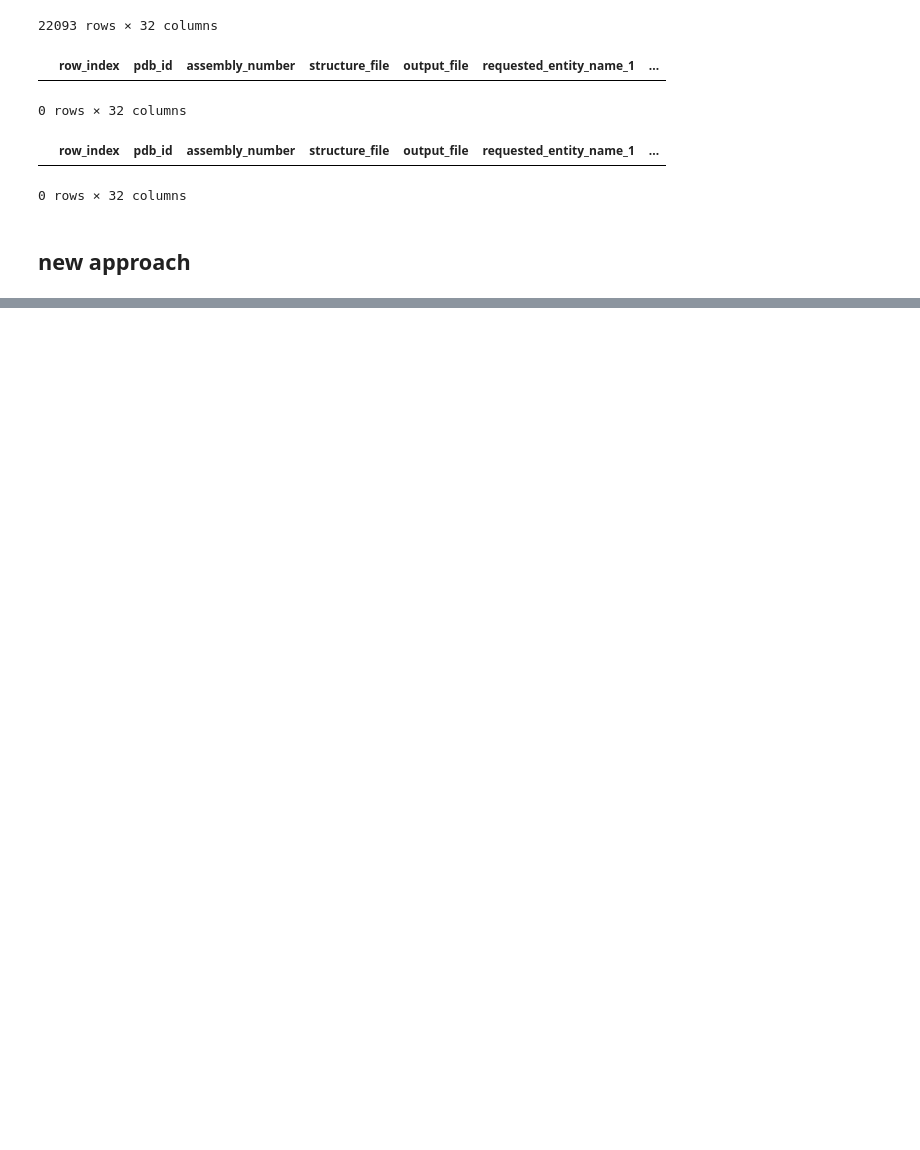
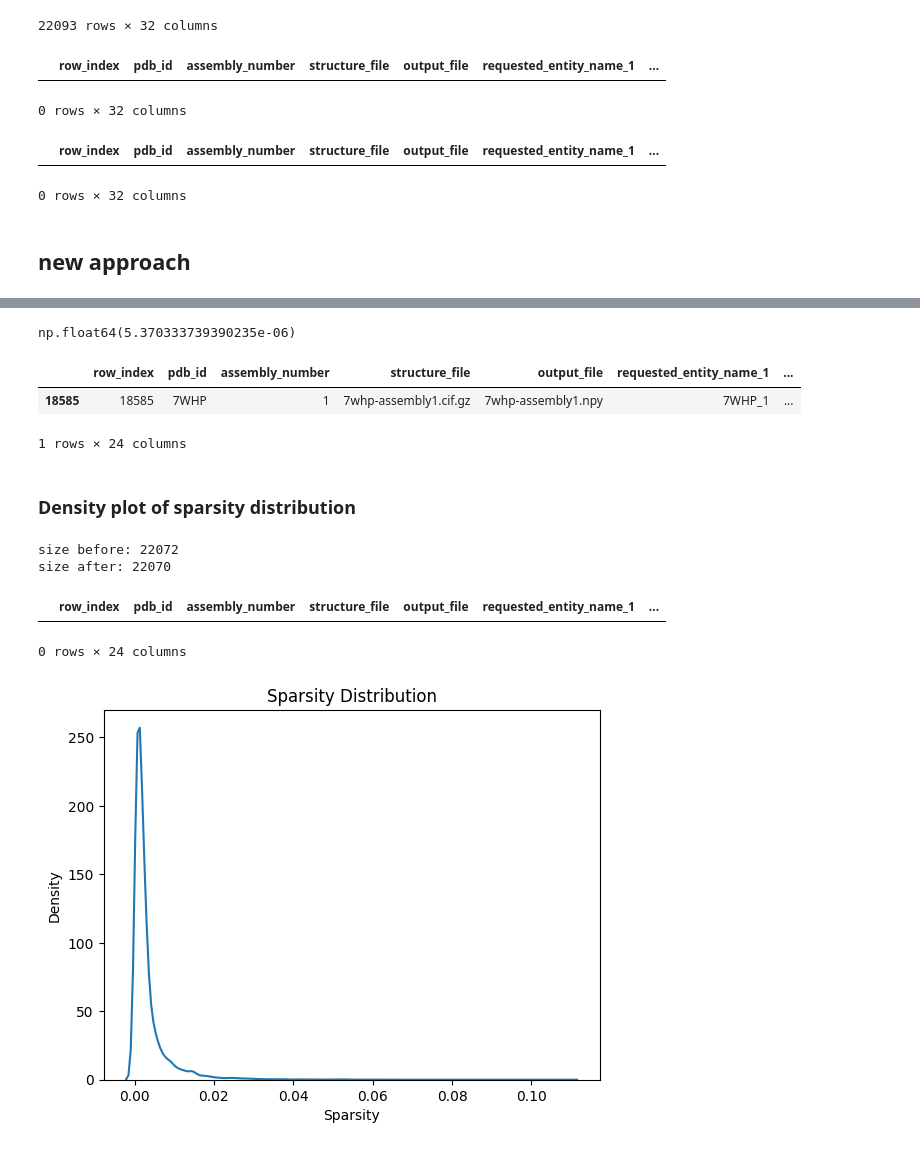
Before and after one commit to Ento0n/Master, a Jupyter notebook: notebooks/check_contact_maps.ipynb, the cells around one changed output, grey strips where cells are left out. Cells and saved outputs as stored; diff of their text form; code cells hidden in the pictures; blank space fills up the shorter version.

Commit message:
expand contact map investigation and create a density plot for the sparsity

```diff
--- a/notebooks/check_contact_maps.ipynb
+++ b/notebooks/check_contact_maps.ipynb
@@ -126,0 +133,4 @@ summary_df.head()
+# %%
+summary_df = pd.read_csv(SUMMARY_FILE, sep="\t")
+
+summary_df.head()
@@ -126,0 +145,5 @@ summary_df.head()
+# %%
+# how sparse are the contact maps ?
+summary_df["sparsity"] = summary_df["contacts"] / (summary_df["residues_1"] * summary_df["residues_2"] - summary_df["unknown_pairs"])
+
+summary_df[["shape", "unknown_pairs", "sparsity"]].head()
@@ -126,0 +222,39 @@ summary_df.head()
+# %%
+filtered_summary_df = summary_df[summary_df["sparsity"] != 0.0].copy()
+
+np.min(filtered_summary_df["sparsity"])
+# %% [output]
+np.float64(5.370333739390235e-06)
+# %%
+filtered_summary_df[filtered_summary_df["sparsity"] == 5.370333739390235e-06]
+# %% [output]
+|  | row_index | pdb_id | assembly_number | structure_file | output_file | requested_entity_name_1 | ... |
+| 18585 | 18585 | 7WHP | 1 | 7whp-assembly1.cif.gz | 7whp-assembly1.npy | 7WHP_1 | ... |
+1 rows × 24 columns
+# %% [markdown]
+### Density plot of sparsity distribution
+# %%
+# remove unwanted entries
+blacklist = ["8UG2", "8UG0"]
+
+print(f"size before: {len(filtered_summary_df)}")
+filtered_summary_df = filtered_summary_df[~filtered_summary_df["pdb_id"].isin(blacklist)]
+print(f"size after: {len(filtered_summary_df)}")
+# %% [output]
+size before: 22072
+size after: 22070
+# %%
+filtered_summary_df[filtered_summary_df["pdb_id"] == "8UG0"]
+# %% [output]
+|  | row_index | pdb_id | assembly_number | structure_file | output_file | requested_entity_name_1 | ... |
+0 rows × 24 columns
+# %%
+# plot sparsity
+sns.kdeplot(data=filtered_summary_df, x="sparsity", fill=True)
+
+plt.xlabel("Sparsity")
+plt.ylabel("Density")
+plt.title("Sparsity Distribution")
+plt.show()
+# %% [output]
+[figure, added]
```
Also changed, not shown: parts of 11 cells of this notebook, 1 other file.
